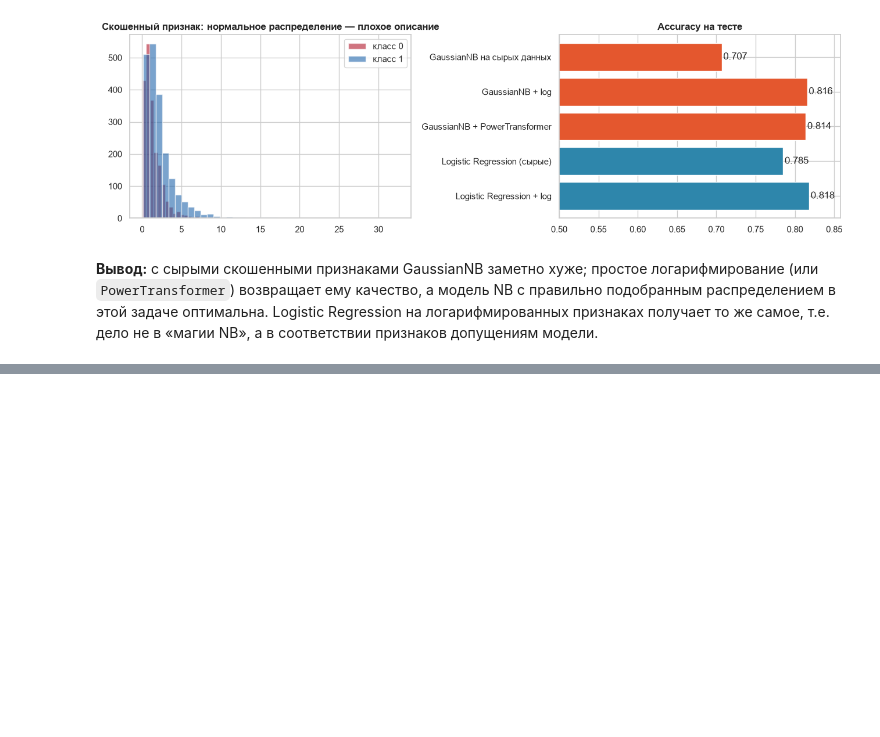
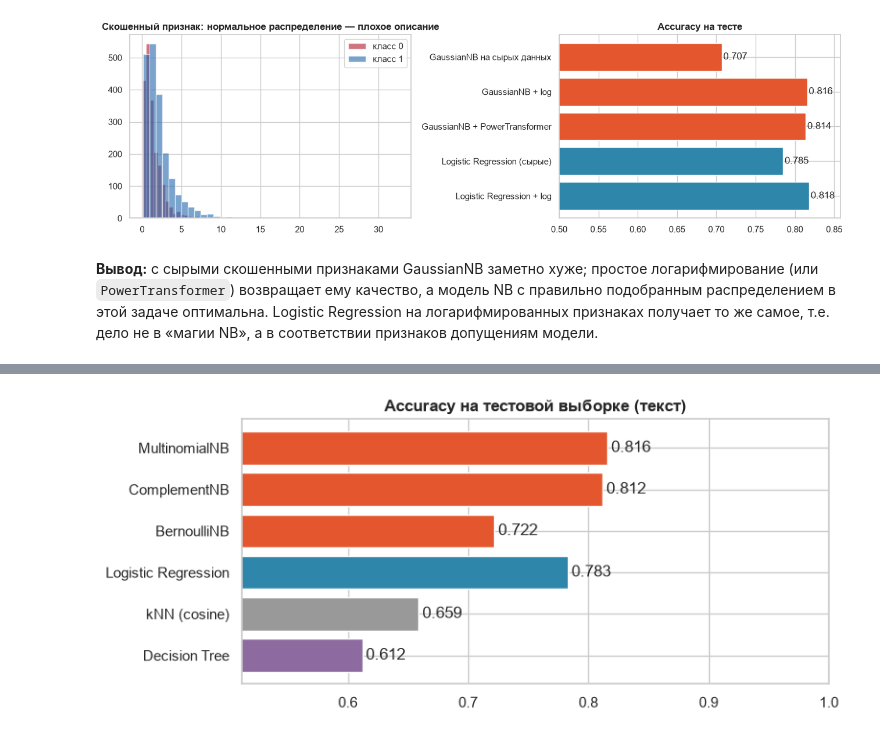
Before and after one commit to BinGoJr/Naive-Bayes, a Jupyter notebook: NaiveBayes.ipynb, the cells around one changed output, grey strips where cells are left out. Drawn from its saved outputs; the diff is of its cells as text; code cells hidden in the pictures; blank space fills up the shorter version.

Commit message:
Naive Bayes in Text

```diff
--- a/NaiveBayes.ipynb
+++ b/NaiveBayes.ipynb
@@ -482,0 +519,25 @@ plt.tight_layout(); plt.show()
+# %%
+from sklearn.feature_extraction.text import TfidfVectorizer
+from sklearn.naive_bayes import BernoulliNB, ComplementNB, MultinomialNB
+from sklearn.metrics import f1_score
+
+def text_models():
+    mk = lambda clf: make_pipeline(TfidfVectorizer(), clf)
+    return {
+        "MultinomialNB":       mk(MultinomialNB(alpha=0.01)), #0.01 best
+        "ComplementNB":        mk(ComplementNB(alpha=0.0316)),#0.0316 best
+        "BernoulliNB":         mk(BernoulliNB(alpha=0.0001)),#0.0001 best
+        "Logistic Regression": mk(LogisticRegression(max_iter=1000)),
+        "kNN (cosine)":        mk(KNeighborsClassifier(n_neighbors=5, metric="cosine", algorithm="brute")),
+        "Decision Tree":       mk(DecisionTreeClassifier(max_depth=20, random_state=RS)),
+    }
+
+rows, fitted = [], {}
+for name, mdl in text_models().items():
+    t0 = time.perf_counter(); mdl.fit(Xtr_t, ytr_t); tf = time.perf_counter() - t0
+    t0 = time.perf_counter(); pred = mdl.predict(Xte_t); tp = time.perf_counter() - t0
+    fitted[name] = mdl
+    rows.append(dict(модель=name, accuracy=accuracy_score(yte_t, pred),
+                     macro_F1=f1_score(yte_t, pred, average="macro"), fit_сек=tf, predict_сек=tp))
+text_res = pd.DataFrame(rows).set_index("модель").round(3)
+text_res
@@ -482,0 +553,9 @@ plt.tight_layout(); plt.show()
+# %%
+fig, ax = plt.subplots(figsize=(8, 3.6))
+cols = [COL["Naive Bayes"] if "NB" in n else (COL.get(n, "#999")) for n in text_res.index]
+ax.barh(text_res.index[::-1], text_res.accuracy[::-1], color=cols[::-1])
+ax.set_xlim(max(0, text_res.accuracy.min() - 0.1), 1); ax.set_title("Accuracy на тестовой выборке (текст)")
+for i, v in enumerate(text_res.accuracy[::-1]): ax.text(v + 0.003, i, f"{v:.3f}", va="center")
+plt.tight_layout(); plt.show()
+# %% [output]
+[figure, added]
```
Also changed, not shown: parts of 16 cells of this notebook.
